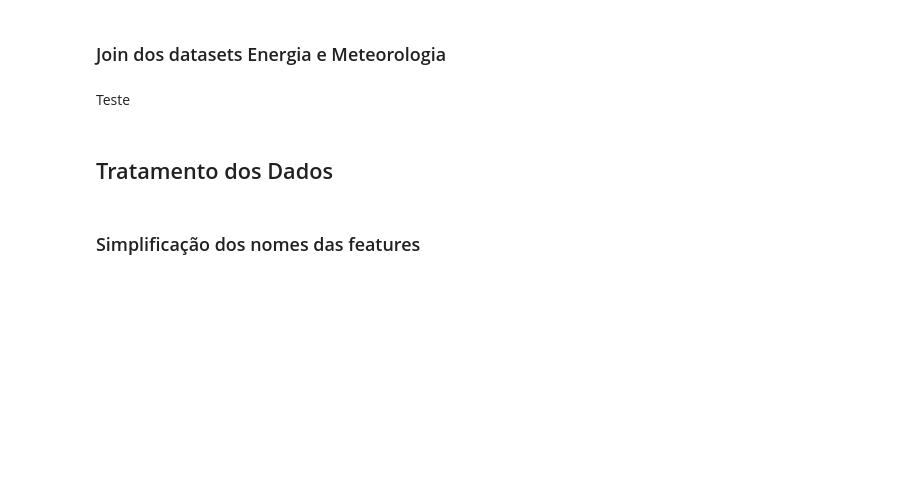
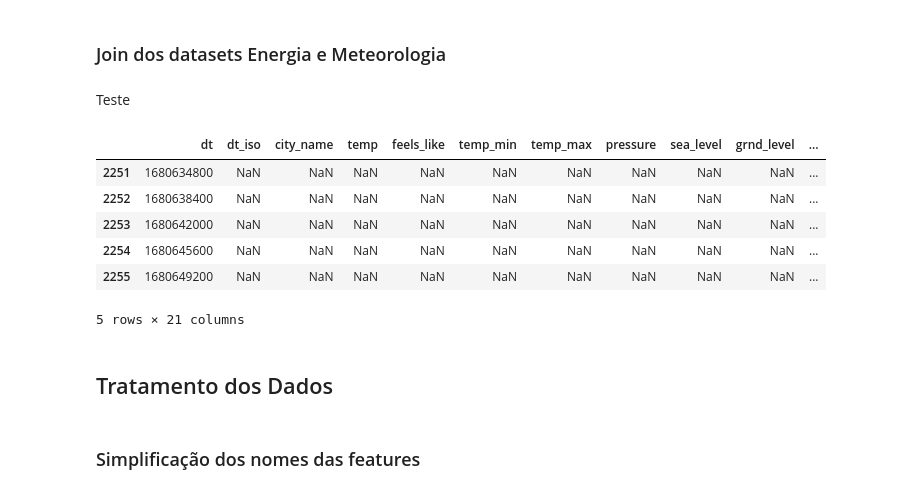
Before and after one commit to rafa2002/DAA-2324, a Jupyter notebook: competition/competition_xgboost.ipynb, the cells around one changed output. Drawn from its saved outputs; the diff is of its cells as text; code cells hidden in the pictures; blank space fills up the shorter version.

```diff
--- a/competition/competition_xgboost.ipynb
+++ b/competition/competition_xgboost.ipynb
@@ -76,6 +76,16 @@ teste_energia['Data_Hora'] = teste_energia['Data'] + ":" + teste_energia['Hora']
 teste_energia['dt'] = teste_energia['Data_Hora'].apply(lambda x: pd.to_datetime(x,format='%Y-%m-%d:%H').timestamp()).astype('int64')
 # %%
 teste = pd.merge(teste_meteo, teste_energia, how="outer", on= 'dt')
+# %%
+teste.tail()
+# %% [output]
+|  | dt | dt_iso | city_name | temp | feels_like | temp_min | temp_max | pressure | sea_level | grnd_level | ... |
+| 2251 | 1680634800 | NaN | NaN | NaN | NaN | NaN | NaN | NaN | NaN | NaN | ... |
+| 2252 | 1680638400 | NaN | NaN | NaN | NaN | NaN | NaN | NaN | NaN | NaN | ... |
+| 2253 | 1680642000 | NaN | NaN | NaN | NaN | NaN | NaN | NaN | NaN | NaN | ... |
+| 2254 | 1680645600 | NaN | NaN | NaN | NaN | NaN | NaN | NaN | NaN | NaN | ... |
+| 2255 | 1680649200 | NaN | NaN | NaN | NaN | NaN | NaN | NaN | NaN | NaN | ... |
+5 rows × 21 columns
 # %%
 #for i in teste_meteo.columns:
     #sns.displot(teste_meteo, x=i, kde=True)
```
Also changed, not shown: parts of 59 cells of this notebook, 2 other files.
